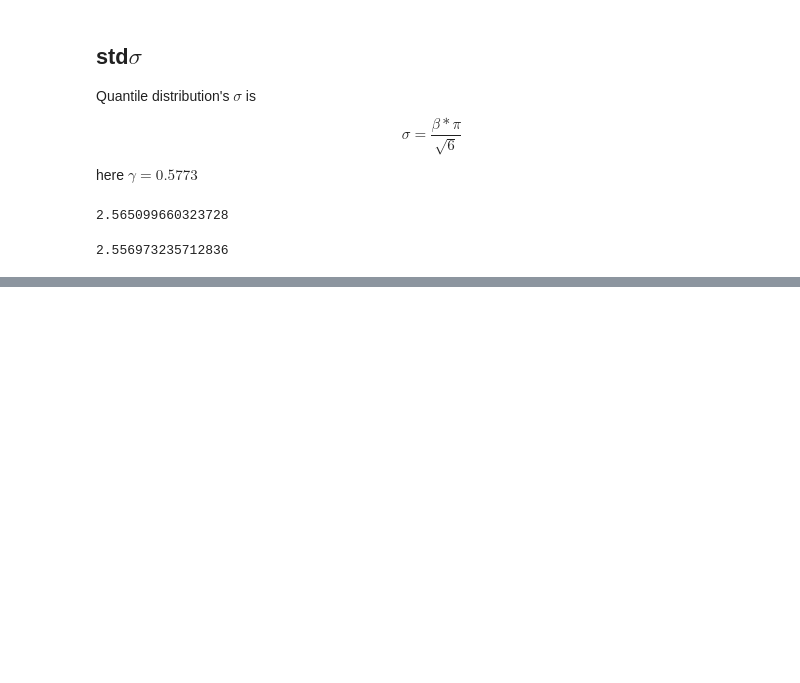
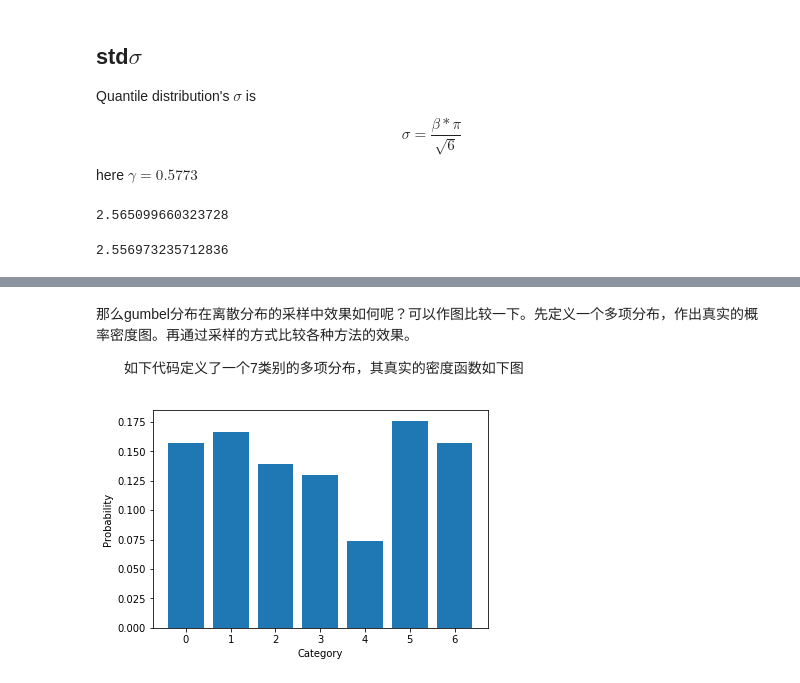
Before and after one commit to ThomasMrY/ThomasNotes, a Jupyter notebook: Gumbel distribution learning.ipynb, the cells around one changed output, grey strips where cells are left out. Saved outputs shown, nothing was run; the diff lists cells and outputs as text; code cells hidden in the pictures; blank space fills up the shorter version.

```diff
--- a/Gumbel distribution learning.ipynb
+++ b/Gumbel distribution learning.ipynb
@@ -98,0 +187,19 @@ np.std(q)
+# %% [markdown]
+那么gumbel分布在离散分布的采样中效果如何呢？可以作图比较一下。先定义一个多项分布，作出真实的概率密度图。再通过采样的方式比较各种方法的效果。
+
+  如下代码定义了一个7类别的多项分布，其真实的密度函数如下图
+# %%
+n_cats = 7
+cats = np.arange(n_cats)
+probs = np.random.randint(low=1, high=20, size=n_cats)
+probs = probs / sum(probs)
+logits = np.log(probs)
+def plot_probs():
+    plt.bar(cats, probs)
+    plt.xlabel("Category")
+    plt.ylabel("Probability")
+plt.figure()
+plot_probs()
+plt.show()
+# %% [output]
+[figure, added]
```
Also changed, not shown: parts of 6 cells of this notebook, 3 other files.
